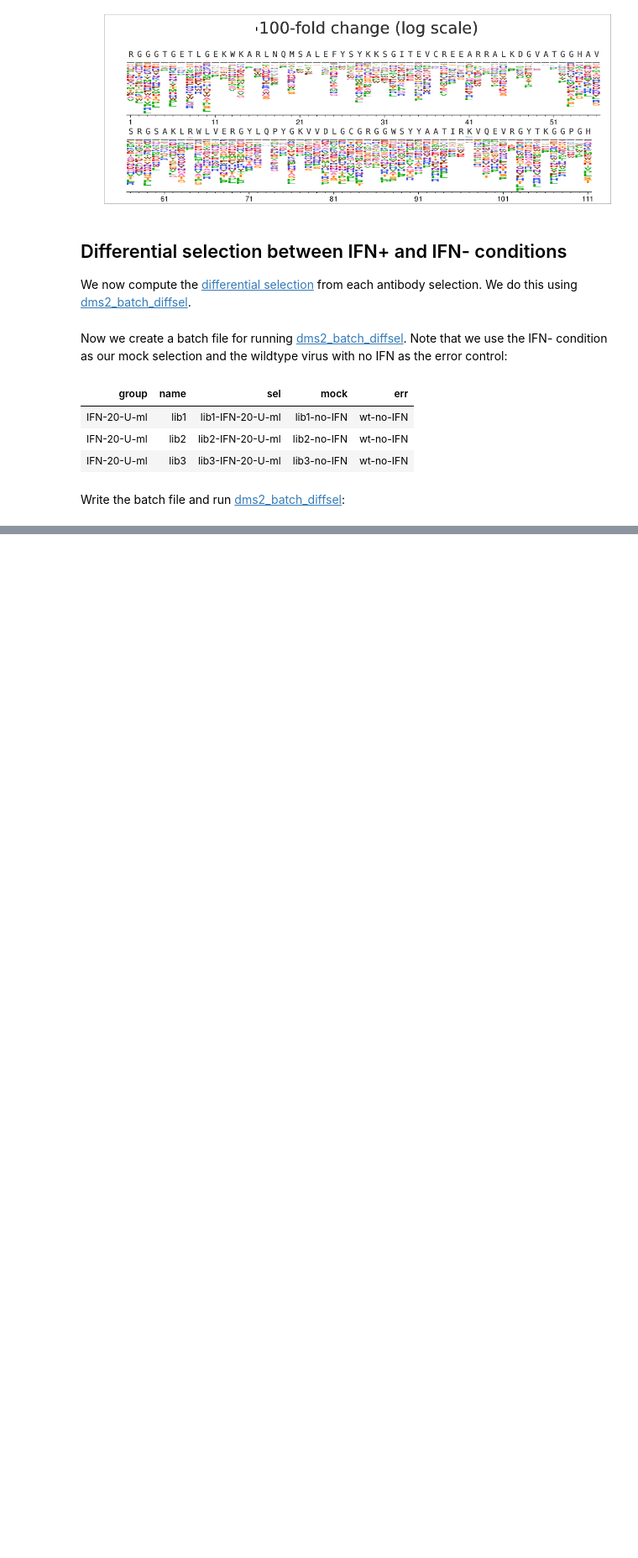
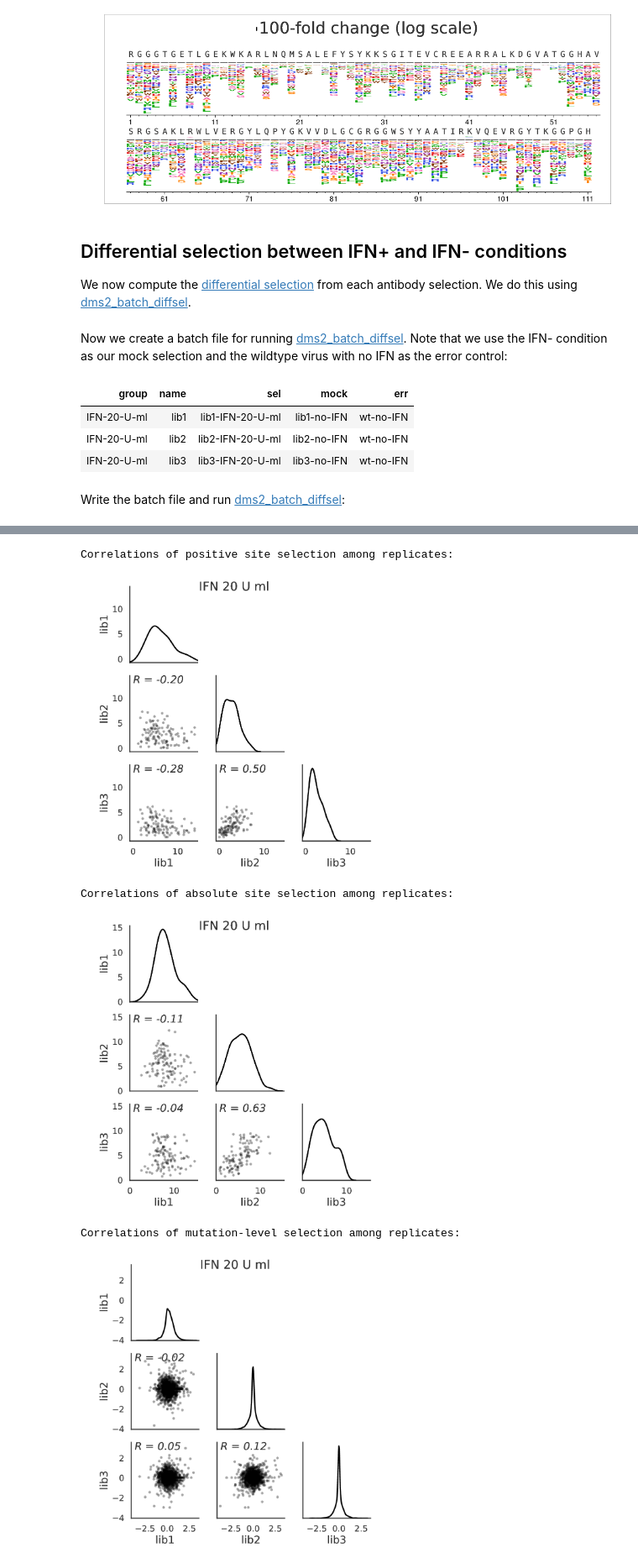
Before and after one commit to jbloomlab/ZIKV_DMS_NS5_EvansLab, a Jupyter notebook: dms_analysis.ipynb, the cells around one changed output, grey strips where cells are left out. Shown at 84% size. Drawn from its saved outputs; the diff is of its cells as text; code cells hidden in the pictures; blank space fills up the shorter version.

Commit message:
plotted diffsel

```diff
--- a/dms_analysis.ipynb
+++ b/dms_analysis.ipynb
@@ -414,0 +422,16 @@ log = ! dms2_batch_diffsel \
+# %%
+diffsel_groups = diffsel_batch['group'].unique().tolist()
+
+for plot_type, desc in [('positivesite', 'positive site'),
+                        ('absolutesite', 'absolute site'),
+                        ('mut', 'mutation-level')]:
+    print(f"\n\nCorrelations of {desc} selection among replicates:")
+    showPDF([os.path.join(diffseldir, f"summary_{group}-{plot_type}diffselcorr.pdf")
+             for group in diffsel_groups], width=350 * len(diffsel_groups))
+# %% [output]
+Correlations of positive site selection among replicates:
+[figure, added]
+Correlations of absolute site selection among replicates:
+[figure, added]
+Correlations of mutation-level selection among replicates:
+[figure, added]
```
Also changed, not shown: parts of 3 cells of this notebook, 20 other files.
